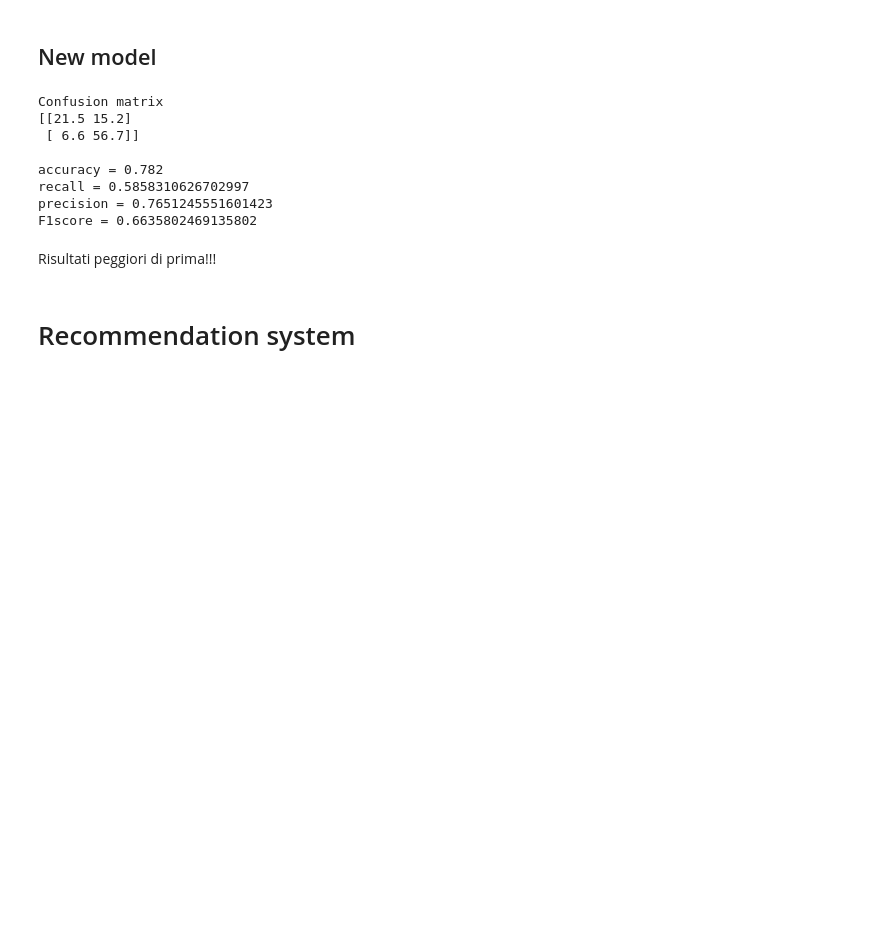
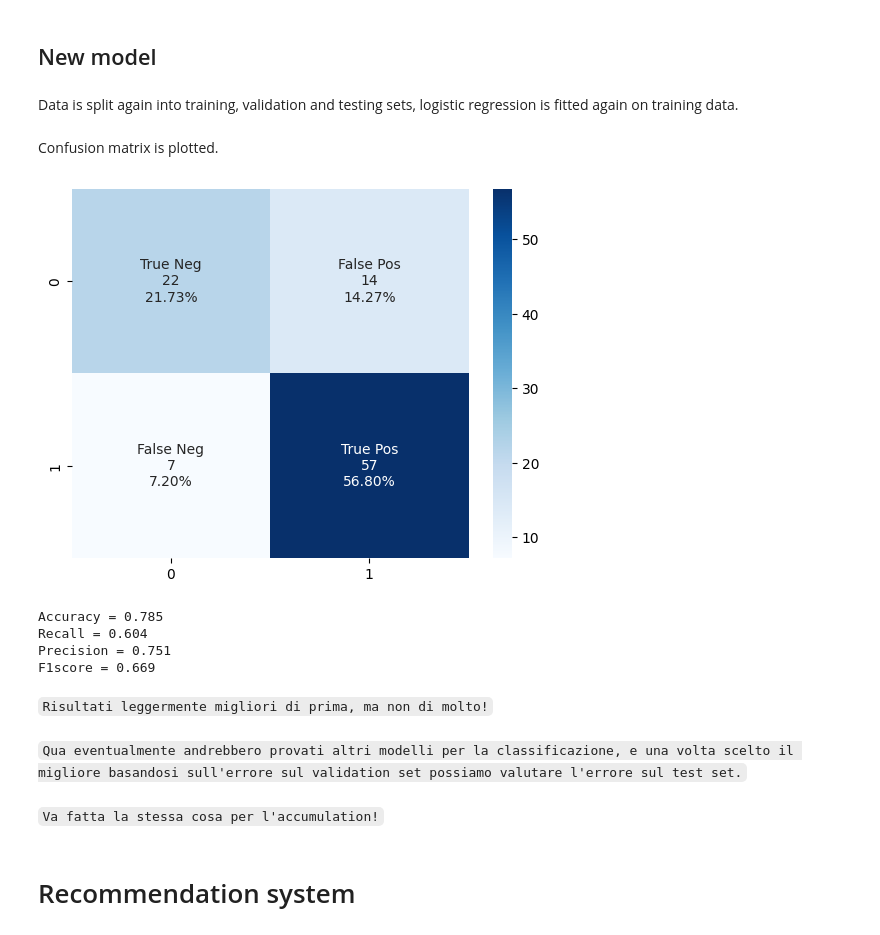
Before and after one commit to venturellimatteo/fintech-projects, a Jupyter notebook: 2 - Recommendation System/RecommendationSystem.ipynb, the cells around one changed output. Cells and saved outputs as stored; diff of their text form; code cells hidden in the pictures; blank space fills up the shorter version.

```diff
--- a/2 - Recommendation System/RecommendationSystem.ipynb
+++ b/2 - Recommendation System/RecommendationSystem.ipynb
@@ -180,3 +185,5 @@ x_df.head()
 # %%
-sns.histplot(data=x_df, x='IncomeWealthRatio', kde=True)
+wealth_income_power = 0.1
+x_df['IncomeWealthRatio'] = x_df['IncomeWealthRatio']**wealth_income_power
+_ = sns.histplot(data=x_df, x='IncomeWealthRatio', kde=True)
 # %% [output]
@@ -185,3 +190,0 @@ sns.histplot(data=x_df, x='IncomeWealthRatio', kde=True)
-# %%
-x_df['IncomeWealthRatio'] = x_df['IncomeWealthRatio']**0.1
-sns.histplot(data=x_df, x='IncomeWealthRatio', kde=True)
@@ -219,38 +221,58 @@ for f in features:
 [figure]
 # %% [markdown]
 ## New model
+# %% [markdown]
+Data is split again into training, validation and testing sets, logistic regression is fitted again on training data.
 # %%
+from sklearn.model_selection import train_test_split
 from sklearn.linear_model import LogisticRegression
 from sklearn.metrics import accuracy_score, recall_score, precision_score, f1_score
 from sklearn.metrics import confusion_matrix, classification_report, roc_curve, roc_auc_score
 from sklearn.metrics import precision_recall_curve, auc, average_precision_score
-from sklearn.model_selection import train_test_split
 
-x_train, x_test, y_inc_train, y_inc_test = train_test_split(x_df, y_inc_df, test_size=0.2, random_state=seed)
-x_train, x_test, y_acc_train, y_acc_test = train_test_split(x_df, y_acc_df, test_size=0.2, random_state=seed)
+# first split between training and validation + testing
+x_train, x_val_test, y_inc_train, y_inc_val_test = train_test_split(x_df, y_inc_df, test_size=0.3, random_state=seed)
+x_train, x_val_test, y_acc_train, y_acc_val_test = train_test_split(x_df, y_acc_df, test_size=0.3, random_state=seed)
 
+# second split between validation and testing
+x_val, x_test, y_inc_val, y_inc_test = train_test_split(x_val_test, y_inc_val_test, test_size=0.5, random_state=seed)
+x_val, x_test, y_acc_val, y_acc_test = train_test_split(x_val_test, y_acc_val_test, test_size=0.5, random_state=seed)
+
+# fitting data with logistic regression
 log_reg = LogisticRegression(penalty='l2')
 log_reg.fit(x_train, y_inc_train)
-
-y_pred = log_reg.predict(x_test)
-cm = (confusion_matrix(y_inc_test, y_pred, labels=[1, 0], sample_weight=None) / 10 )
-print('Confusion matrix')
-print(cm)
-print()
-print(f'accuracy = {accuracy_score(y_inc_test, y_pred)}')
-print(f'recall = {recall_score(y_inc_test, y_pred)}')
-print(f'precision = {precision_score(y_inc_test, y_pred)}')
-print(f'F1score = {f1_score(y_inc_test, y_pred)}')
+y_pred = log_reg.predict(x_val)
-# %% [output]
-Confusion matrix
-[[21.5 15.2]
- [ 6.6 56.7]]
-
-accuracy = 0.782
-recall = 0.5858310626702997
-precision = 0.7651245551601423
-F1score = 0.6635802469135802
-# %% [markdown]
-Risultati peggiori di prima!!!
+# %% [markdown]
+Confusion matrix is plotted.
+# %%
+cf_matrix = (confusion_matrix(y_inc_val, y_pred, labels=[1, 0], sample_weight=None) / len(y_pred) * 100)
+
+group_names = ['True Neg', 'False Pos', 'False Neg', 'True Pos']
+group_counts = ['{0:0.0f}'.format(value) for value in
+                cf_matrix.flatten()]
+group_percentages = ['{0:.2%}'.format(value) for value in
+                     cf_matrix.flatten()/np.sum(cf_matrix)]
+labels = [f'{v1}\n{v2}\n{v3}' for v1, v2, v3 in
+          zip(group_names, group_counts, group_percentages)]
+labels = np.asarray(labels).reshape(2,2)
+_ = sns.heatmap(cf_matrix, annot=labels, fmt='', cmap='Blues')
+# %% [output]
+[figure, added]
+# %%
+print(f'Accuracy = {accuracy_score(y_inc_val, y_pred):.3f}')
+print(f'Recall = {recall_score(y_inc_val, y_pred):.3f}')
+print(f'Precision = {precision_score(y_inc_val, y_pred):.3f}')
+print(f'F1score = {f1_score(y_inc_val, y_pred):.3f}')
+# %% [output]
+Accuracy = 0.785
+Recall = 0.604
+Precision = 0.751
+F1score = 0.669
+# %% [markdown]
+<code>Risultati leggermente migliori di prima, ma non di molto!</code>
+# %% [markdown]
+<code>Qua eventualmente andrebbero provati altri modelli per la classificazione, e una volta scelto il migliore basandosi sull'errore sul validation set possiamo valutare l'errore sul test set.</code>
+# %% [markdown]
+<code>Va fatta la stessa cosa per l'accumulation!</code>
 # %% [markdown]
 # Recommendation system
```
Also changed, not shown: parts of 39 cells of this notebook.
